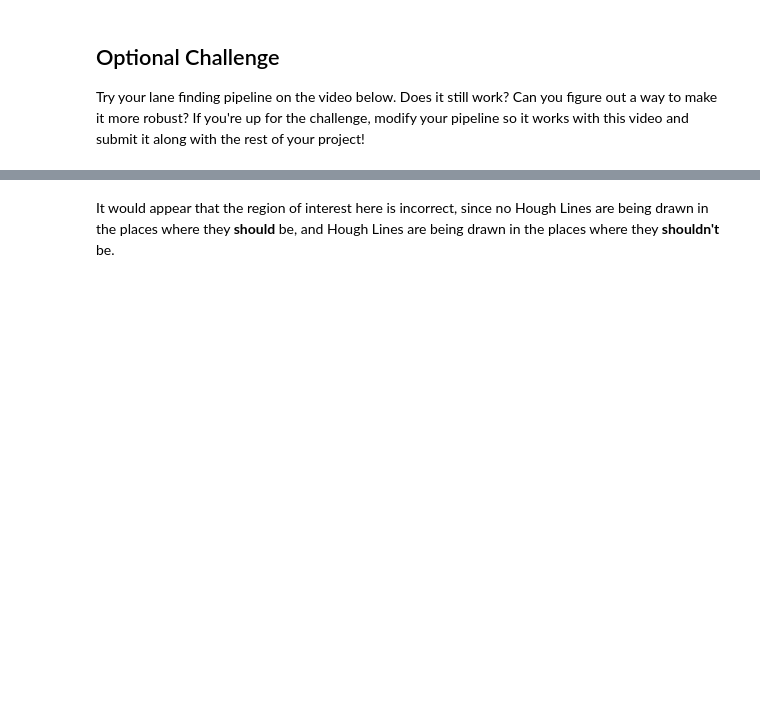
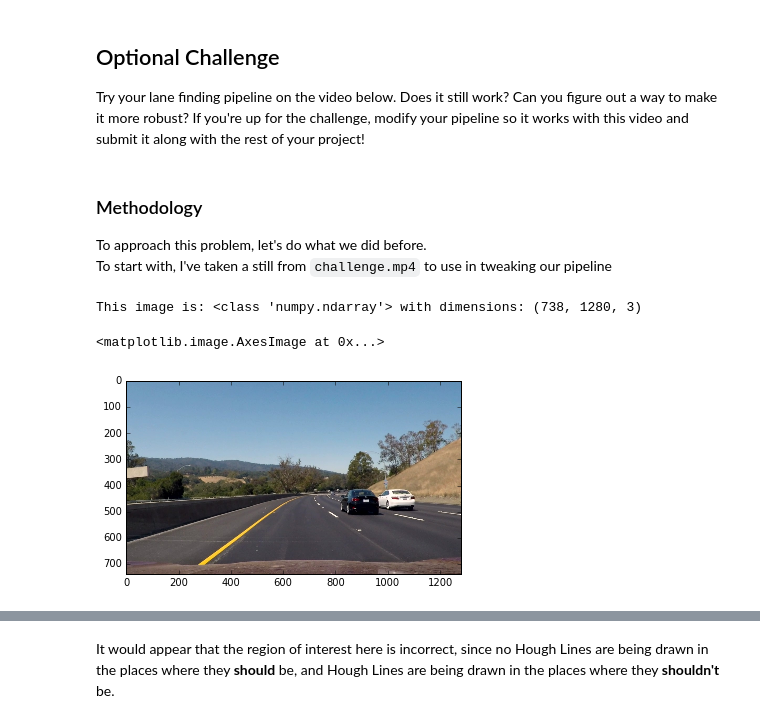
Before and after one commit to mgruben/lane-lines, a Jupyter notebook: P0.ipynb, the cells around one changed output, grey strips where cells are left out. Saved outputs shown, nothing was run; the diff lists cells and outputs as text; code cells hidden in the pictures; blank space fills up the shorter version.

```diff
--- a/P0.ipynb
+++ b/P0.ipynb
@@ -350,3 +337,17 @@ If you're satisfied with your video outputs it's time to submit!
 ## Optional Challenge
 
 Try your lane finding pipeline on the video below.  Does it still work?  Can you figure out a way to make it more robust?  If you're up for the challenge, modify your pipeline so it works with this video and submit it along with the rest of your project!
+# %% [markdown]
+### Methodology
+To approach this problem, let's do what we did before.
+To start with, I've taken a still from `challenge.mp4` to use in tweaking our pipeline
+# %%
+#reading in an image
+challenge_image = mpimg.imread('test_images/challenge.jpg')
+#printing out some stats and plotting
+print('This image is:', type(challenge_image), 'with dimensions:', challenge_image.shape)
+plt.imshow(challenge_image)
+# %% [output]
+This image is: <class 'numpy.ndarray'> with dimensions: (738, 1280, 3)
+<matplotlib.image.AxesImage at 0x...>
+[figure, added]
```
Also changed, not shown: parts of 31 cells of this notebook.
